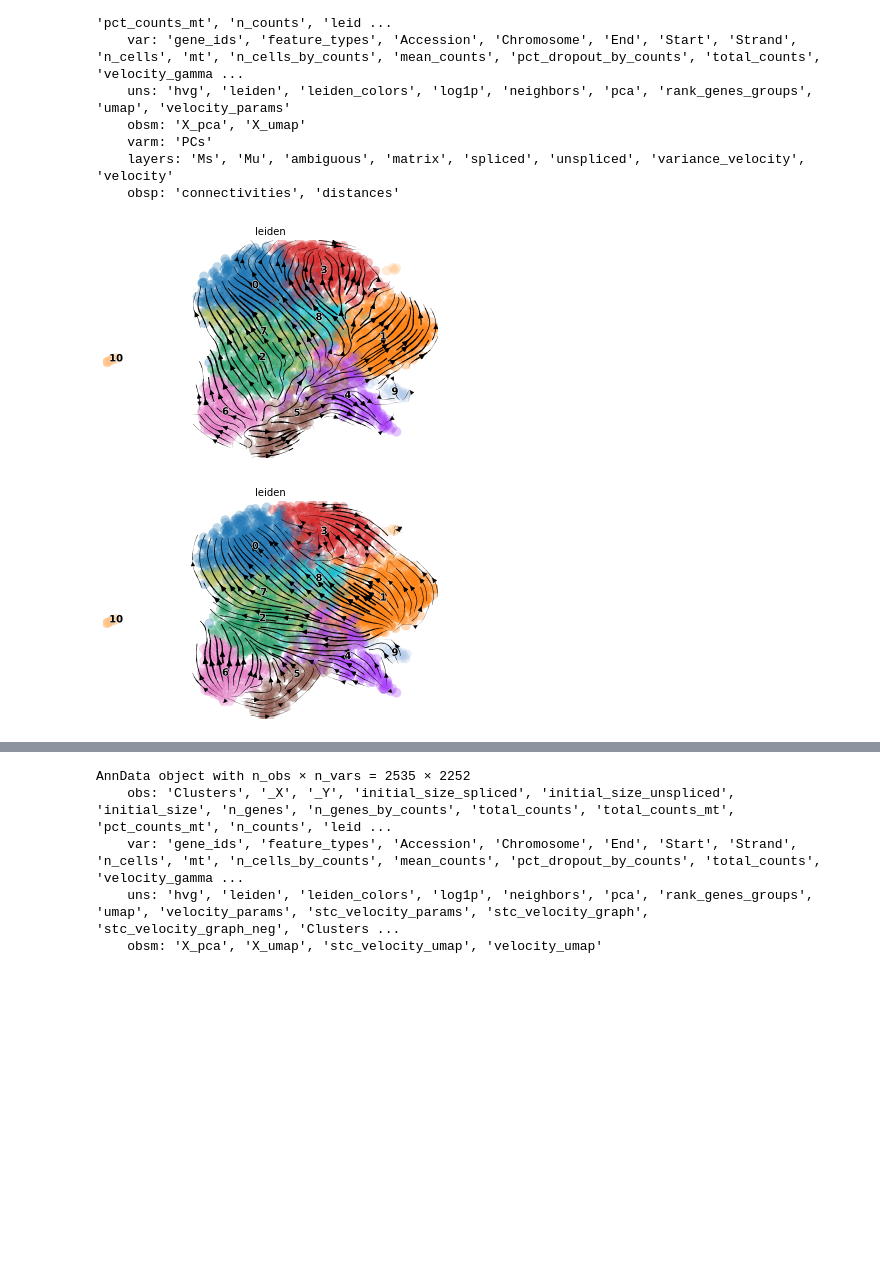
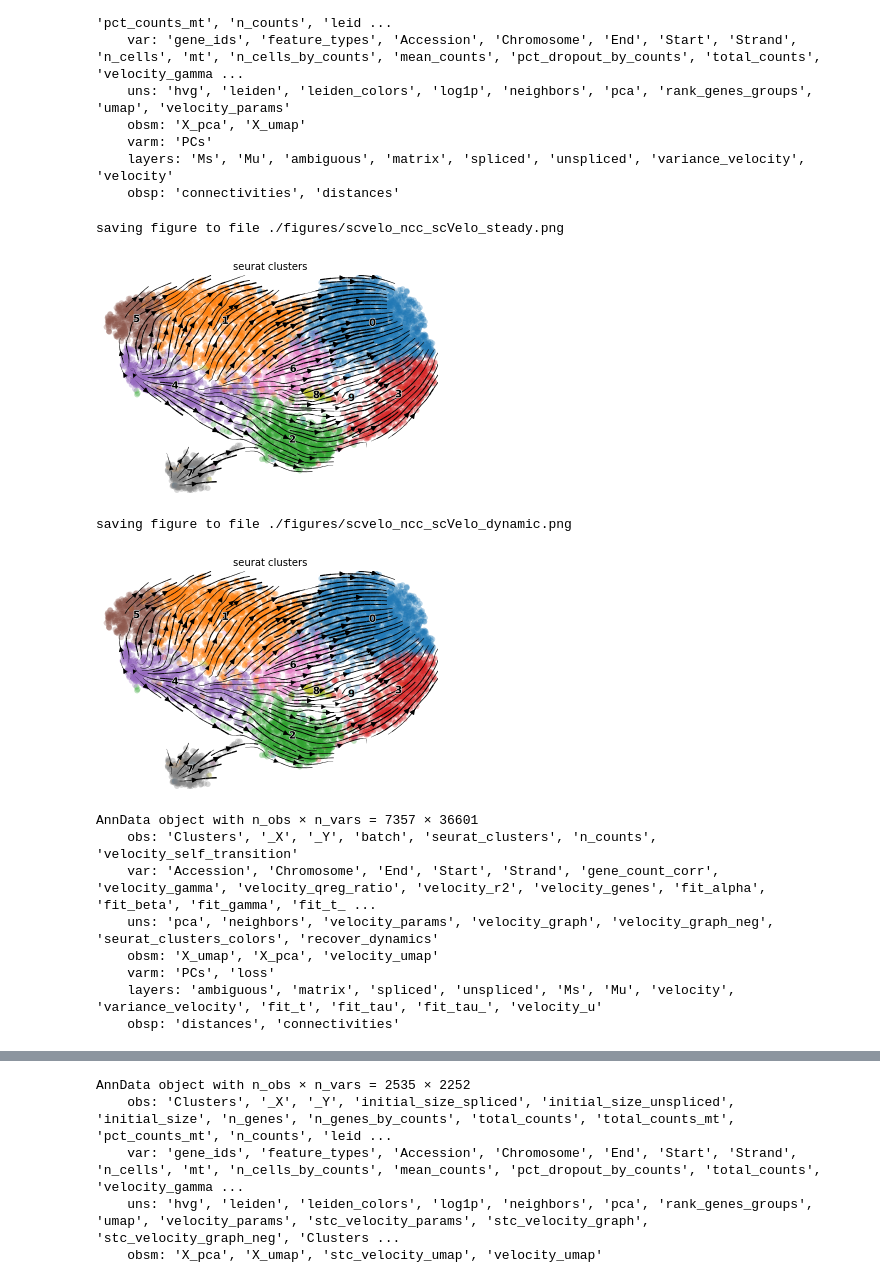
Before and after one commit to linxy29/Ho_vivian_python, a Jupyter notebook: veloAE_practice.ipynb, the cells around one changed output, grey strips where cells are left out. Saved outputs shown, nothing was run; the diff lists cells and outputs as text; code cells hidden in the pictures; blank space fills up the shorter version.

Commit message:
ncc_seurat_trajectory

```diff
--- a/veloAE_practice.ipynb
+++ b/veloAE_practice.ipynb
@@ -83,13 +83,25 @@ AnnData object with n_obs × n_vars = 2535 × 2252
     obsp: 'connectivities', 'distances'
 # %%
 scv.tl.velocity_graph(adata)
-scv.pl.velocity_embedding_stream(adata, basis='umap', color='leiden')
+scv.pl.velocity_embedding_stream(adata, basis='X_umap', color='seurat_clusters', save = "ncc_scVelo_steady.png")
+adata
 # %% [output]
+saving figure to file ./figures/scvelo_ncc_scVelo_steady.png
-[figure, old version]
+[figure, new version]
 # %%
 scv.tl.recover_dynamics(adata)
 scv.tl.velocity(adata, mode='dynamical')
 scv.tl.velocity_graph(adata)
-scv.pl.velocity_embedding_stream(adata, basis='umap', color='leiden')
+scv.pl.velocity_embedding_stream(adata, basis='X_umap', color='seurat_clusters', save = "ncc_scVelo_dynamic.png")
+adata
 # %% [output]
+saving figure to file ./figures/scvelo_ncc_scVelo_dynamic.png
-[figure, old version]
+[figure, new version]
+AnnData object with n_obs × n_vars = 7357 × 36601
+    obs: 'Clusters', '_X', '_Y', 'batch', 'seurat_clusters', 'n_counts', 'velocity_self_transition'
+    var: 'Accession', 'Chromosome', 'End', 'Start', 'Strand', 'gene_count_corr', 'velocity_gamma', 'velocity_qreg_ratio', 'velocity_r2', 'velocity_genes', 'fit_alpha', 'fit_beta', 'fit_gamma', 'fit_t_ ...
+    uns: 'pca', 'neighbors', 'velocity_params', 'velocity_graph', 'velocity_graph_neg', 'seurat_clusters_colors', 'recover_dynamics'
+    obsm: 'X_umap', 'X_pca', 'velocity_umap'
+    varm: 'PCs', 'loss'
+    layers: 'ambiguous', 'matrix', 'spliced', 'unspliced', 'Ms', 'Mu', 'velocity', 'variance_velocity', 'fit_t', 'fit_tau', 'fit_tau_', 'velocity_u'
+    obsp: 'distances', 'connectivities'
```
Also changed, not shown: parts of 2 cells of this notebook, 6 other files.
